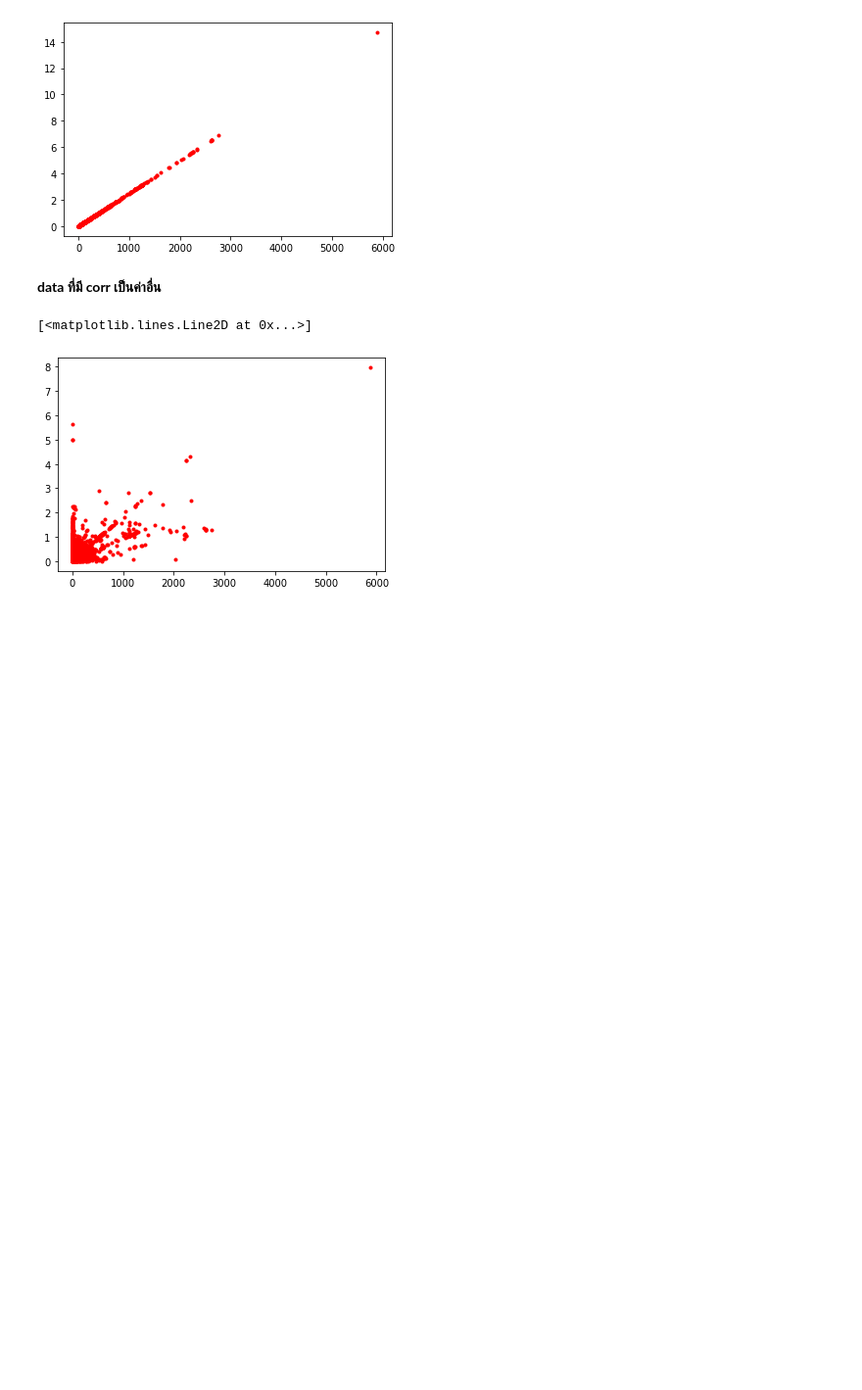
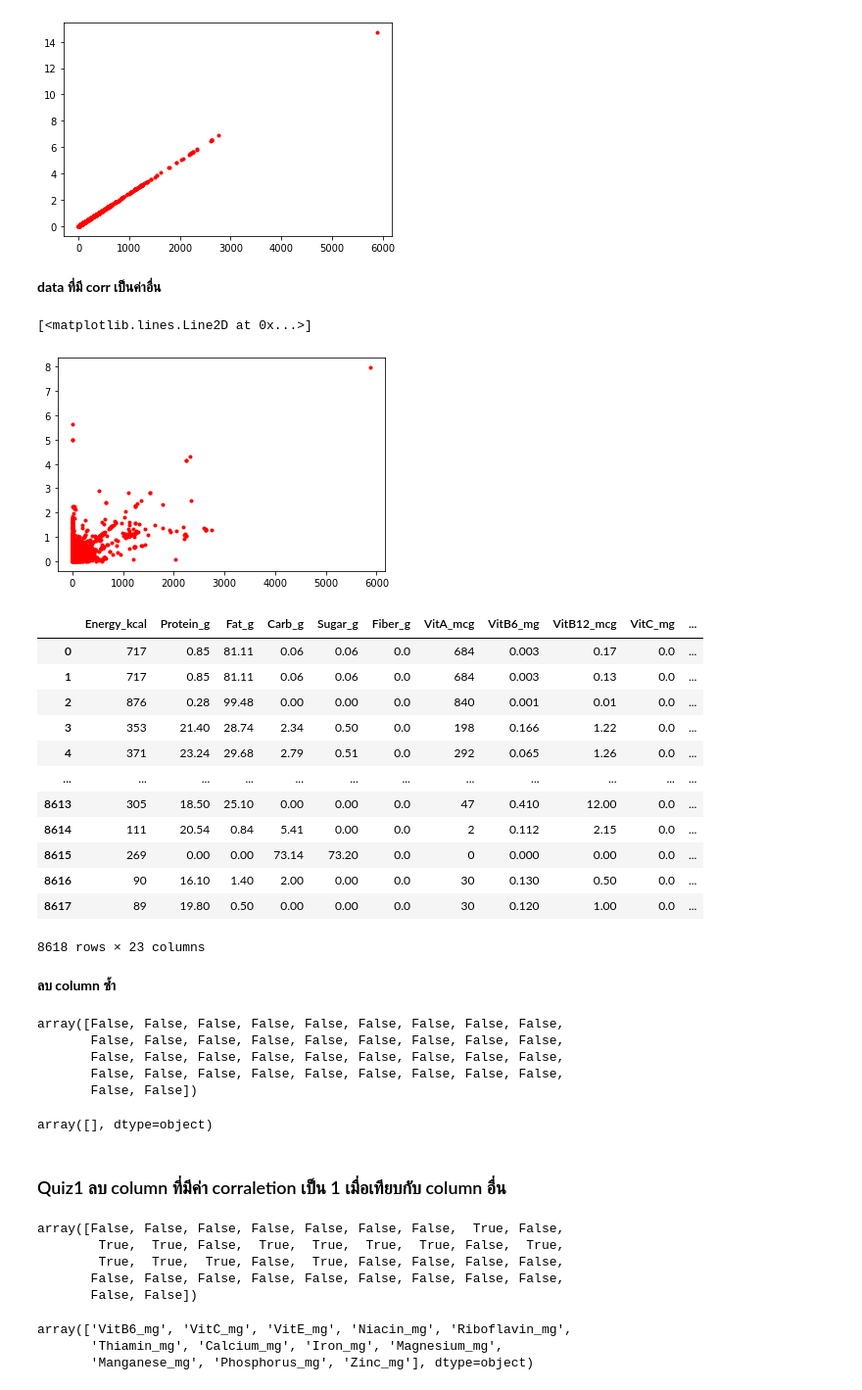
Before and after one commit to ThanikPimpiban/mulitivariate, a Jupyter notebook: Chapter3_PCA.ipynb, the cells around one changed output. Shown: that part at 98% size. Saved outputs shown, nothing was run; the diff lists cells and outputs as text; code cells hidden in the pictures; blank space fills up the shorter version.

Commit message:
Quiz 9/3/20210

```diff
--- a/Chapter3_PCA.ipynb
+++ b/Chapter3_PCA.ipynb
@@ -391,3 +393,49 @@ plt.plot(new_ex1.iloc[:,11],new_ex1.iloc[:,29],'r.')
 # %% [output]
 [<matplotlib.lines.Line2D at 0x...>]
 [figure]
+# %%
+new_ex1.drop(new_ex1.columns[new_ex1.columns.str.contains('_USRDA')].values,axis=1)
+# %% [output]
+|  | Energy_kcal | Protein_g | Fat_g | Carb_g | Sugar_g | Fiber_g | VitA_mcg | VitB6_mg | VitB12_mcg | VitC_mg | ... |
+| 0 | 717 | 0.85 | 81.11 | 0.06 | 0.06 | 0.0 | 684 | 0.003 | 0.17 | 0.0 | ... |
+| 1 | 717 | 0.85 | 81.11 | 0.06 | 0.06 | 0.0 | 684 | 0.003 | 0.13 | 0.0 | ... |
+| 2 | 876 | 0.28 | 99.48 | 0.00 | 0.00 | 0.0 | 840 | 0.001 | 0.01 | 0.0 | ... |
+| 3 | 353 | 21.40 | 28.74 | 2.34 | 0.50 | 0.0 | 198 | 0.166 | 1.22 | 0.0 | ... |
+| 4 | 371 | 23.24 | 29.68 | 2.79 | 0.51 | 0.0 | 292 | 0.065 | 1.26 | 0.0 | ... |
+| ... | ... | ... | ... | ... | ... | ... | ... | ... | ... | ... | ... |
+| 8613 | 305 | 18.50 | 25.10 | 0.00 | 0.00 | 0.0 | 47 | 0.410 | 12.00 | 0.0 | ... |
+| 8614 | 111 | 20.54 | 0.84 | 5.41 | 0.00 | 0.0 | 2 | 0.112 | 2.15 | 0.0 | ... |
+| 8615 | 269 | 0.00 | 0.00 | 73.14 | 73.20 | 0.0 | 0 | 0.000 | 0.00 | 0.0 | ... |
+| 8616 | 90 | 16.10 | 1.40 | 2.00 | 0.00 | 0.0 | 30 | 0.130 | 0.50 | 0.0 | ... |
+| 8617 | 89 | 19.80 | 0.50 | 0.00 | 0.00 | 0.0 | 30 | 0.120 | 1.00 | 0.0 | ... |
+8618 rows × 23 columns
+# %% [markdown]
+**ลบ column ซ้ำ**
+# %%
+new_ex1.columns.str.contains('_URADA')
+# %% [output]
+array([False, False, False, False, False, False, False, False, False,
+       False, False, False, False, False, False, False, False, False,
+       False, False, False, False, False, False, False, False, False,
+       False, False, False, False, False, False, False, False, False,
+       False, False])
+# %%
+new_ex1.columns[new_ex1.columns.str.contains('_URADA')].values
+# %% [output]
+array([], dtype=object)
+# %% [markdown]
+### Quiz1 ลบ column ที่มีค่า corraletion เป็น 1 เมื่อเทียบกับ column อื่น
+# %%
+new_ex1.columns.str.contains('_mg')
+# %% [output]
+array([False, False, False, False, False, False, False,  True, False,
+        True,  True, False,  True,  True,  True,  True, False,  True,
+        True,  True,  True, False,  True, False, False, False, False,
+       False, False, False, False, False, False, False, False, False,
+       False, False])
+# %%
+new_ex1.columns[new_ex1.columns.str.contains('_mg')].values
+# %% [output]
+array(['VitB6_mg', 'VitC_mg', 'VitE_mg', 'Niacin_mg', 'Riboflavin_mg',
+       'Thiamin_mg', 'Calcium_mg', 'Iron_mg', 'Magnesium_mg',
+       'Manganese_mg', 'Phosphorus_mg', 'Zinc_mg'], dtype=object)
```
Also changed, not shown: parts of 5 cells of this notebook.
